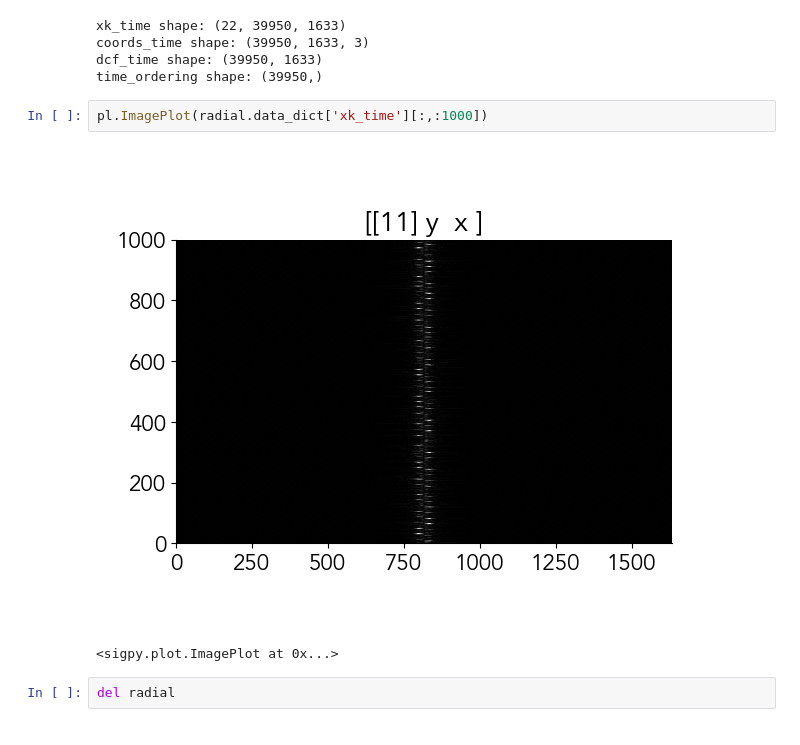
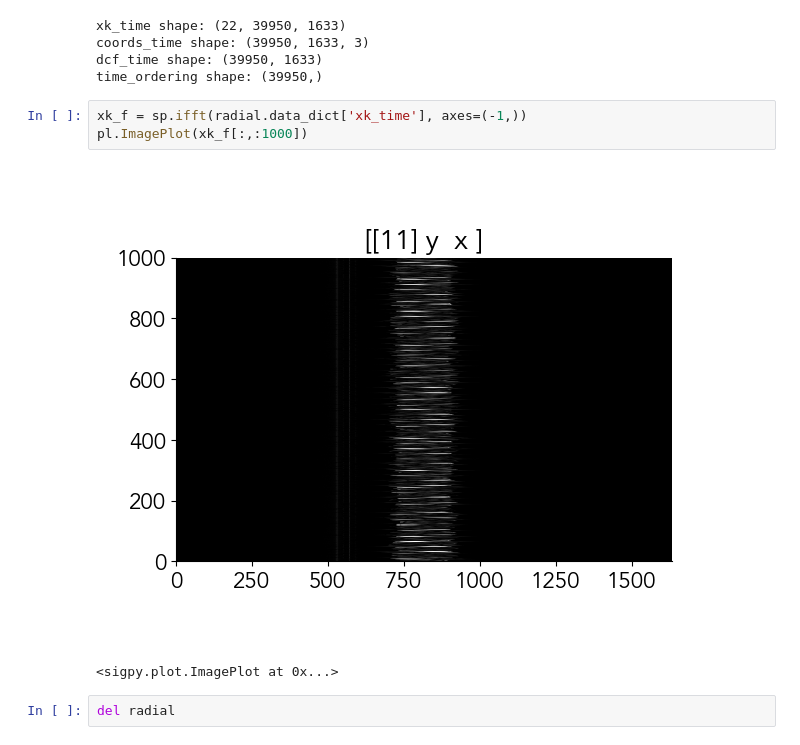
Before and after one commit to mikgroup/nonrigid-motion-bpt, a Jupyter notebook: examples/testing_libraries.ipynb, the cells around one changed output. Drawn from its saved outputs; the diff is of its cells as text.

```diff
--- a/examples/testing_libraries.ipynb
+++ b/examples/testing_libraries.ipynb
@@ -87,9 +71,10 @@ coords_time shape: (39950, 1633, 3)
 dcf_time shape: (39950, 1633)
 time_ordering shape: (39950,)
 # %%
-pl.ImagePlot(radial.data_dict['xk_time'][:,:1000])
+xk_f = sp.ifft(radial.data_dict['xk_time'], axes=(-1,))
+pl.ImagePlot(xk_f[:,:1000])
 # %% [output]
-[figure, old version]
+[figure, new version]
 <sigpy.plot.ImagePlot at 0x...>
 # %%
 del radial
```
Also changed, not shown: parts of 11 cells of this notebook, 3 other files.
